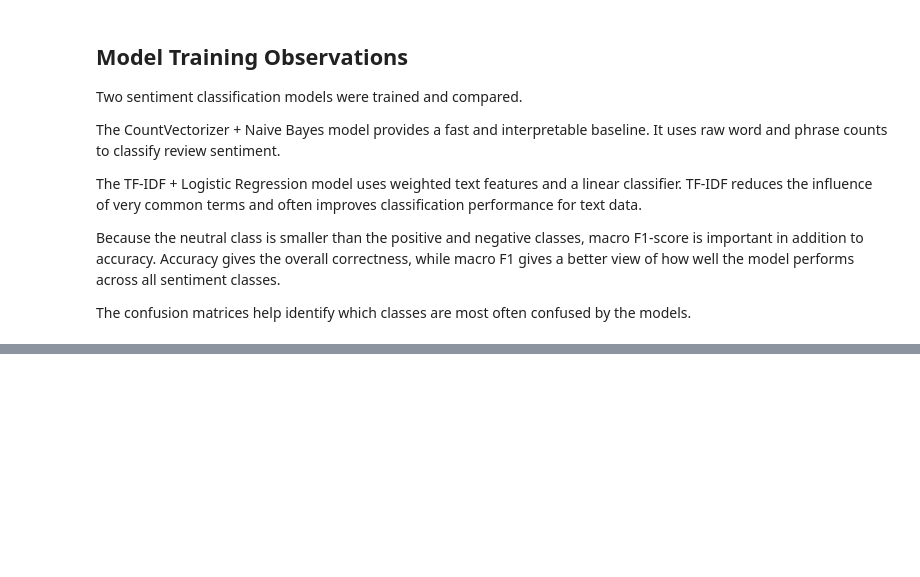
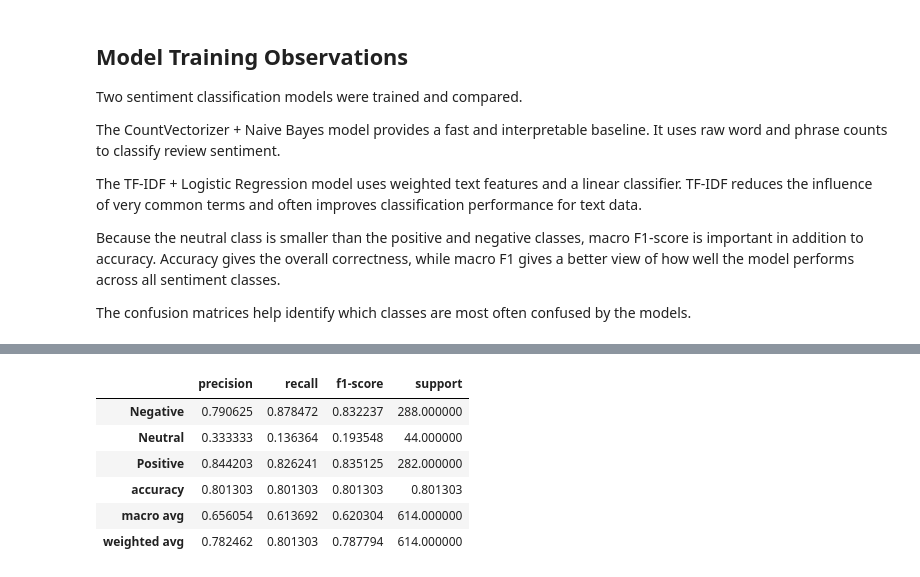
Before and after one commit to jay050699/energy-app-review-sentiment-rating-prediction, a Jupyter notebook: notebooks/03_model_training_evaluation.ipynb, the cells around one changed output, grey strips where cells are left out. Cells and saved outputs as stored; diff of their text form; code cells hidden in the pictures; blank space fills up the shorter version.

```diff
--- a/notebooks/03_model_training_evaluation.ipynb
+++ b/notebooks/03_model_training_evaluation.ipynb
@@ -450,0 +682,23 @@ The confusion matrices help identify which classes are most often confused by th
+# %%
+final_report = classification_report(
+    y_test,
+    y_pred_final_sentiment,
+    output_dict=True,
+    zero_division=0
+)
+
+final_report_df = pd.DataFrame(final_report).transpose()
+
+final_report_df.to_csv(
+    "../reports/classification_report_final_sentiment_model.csv"
+)
+
+final_report_df
+# %% [output]
+|  | precision | recall | f1-score | support |
+| Negative | 0.790625 | 0.878472 | 0.832237 | 288.000000 |
+| Neutral | 0.333333 | 0.136364 | 0.193548 | 44.000000 |
+| Positive | 0.844203 | 0.826241 | 0.835125 | 282.000000 |
+| accuracy | 0.801303 | 0.801303 | 0.801303 | 0.801303 |
+| macro avg | 0.656054 | 0.613692 | 0.620304 | 614.000000 |
+| weighted avg | 0.782462 | 0.801303 | 0.787794 | 614.000000 |
```
Also changed, not shown: parts of 12 cells of this notebook, 3 other files.
